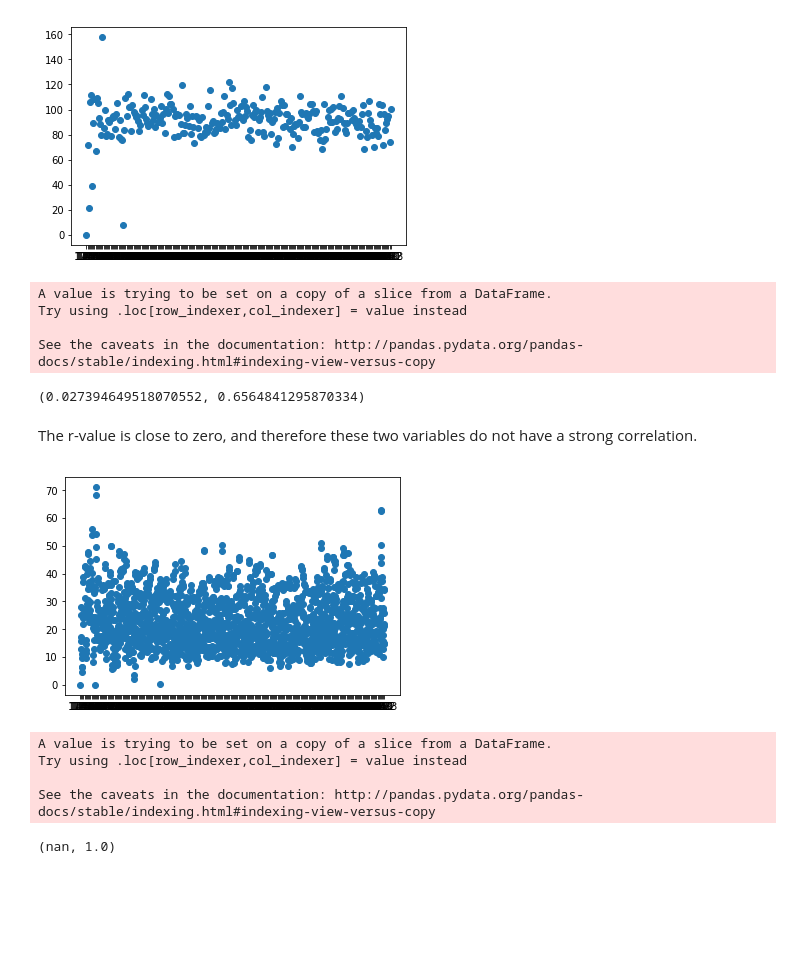
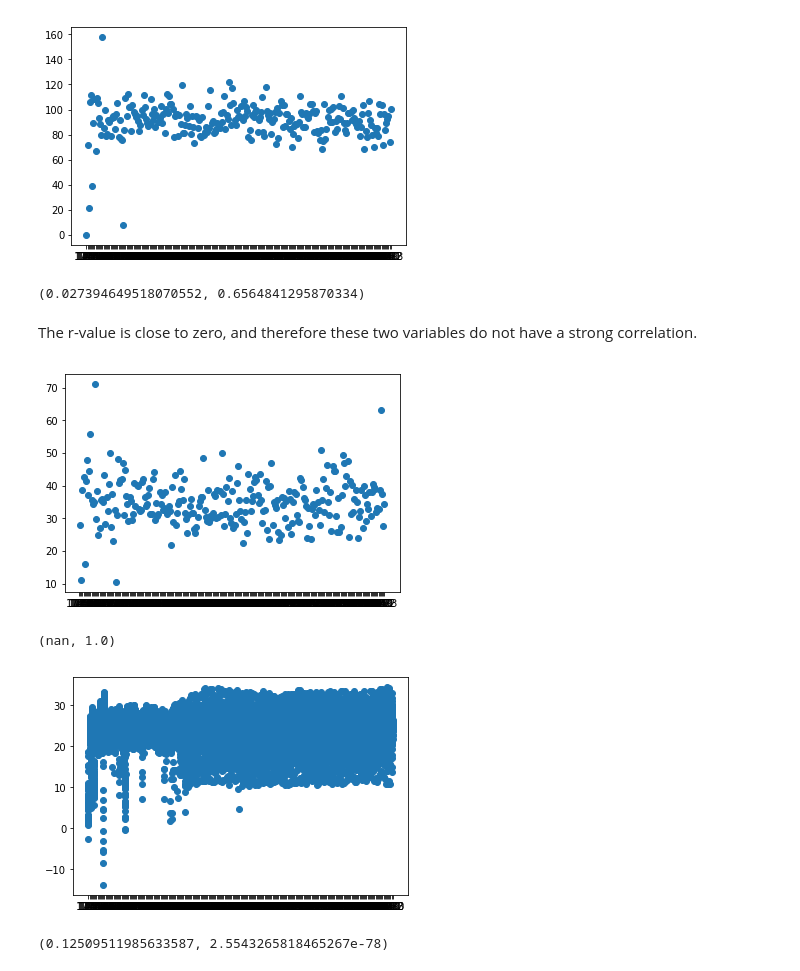
Before and after one commit to karahahn/Springboard_Capstone1, a Jupyter notebook: Exploratory Data Analysis (Statistical Inference).ipynb, the cells around one changed output. Drawn from its saved outputs; the diff is of its cells as text; code cells hidden in the pictures; blank space fills up the shorter version.

Commit message:
different correlations

```diff
--- a/Exploratory Data Analysis (Statistical Inference).ipynb
+++ b/Exploratory Data Analysis (Statistical Inference).ipynb
@@ -671,31 +671,39 @@ plt.show()
 [figure]
 # %%
 # pearson r, first output
-grouped_temp_var1['year'] = grouped_temp_var1.year.astype(float)
-stats.pearsonr(grouped_temp_var1['year'], grouped_temp_var1['AverageTemperature'])
+grouped_temp_var['year'] = grouped_temp_var.year.astype(float)
+stats.pearsonr(grouped_temp_var['year'], grouped_temp_var['AverageTemperature'])
 # %% [output]
-A value is trying to be set on a copy of a slice from a DataFrame.
-Try using .loc[row_indexer,col_indexer] = value instead
-
-See the caveats in the documentation: http://pandas.pydata.org/pandas-docs/stable/indexing.html#indexing-view-versus-copy
+(0.027394649518070552, 0.6564841295870334)
-(0.027394649518070552, 0.6564841295870334)
 # %% [markdown]
 The r-value is close to zero, and therefore these two variables do not have a strong correlation.
 # %%
+# correlation between year and the variance of the temperature in that year for specific state: Florida
 temp_yearly_var = temp_county_region.copy()
 grouped_temp_var = temp_yearly_var.groupby(['region','state','county','year']).agg('var')[['AverageTemperature']].reset_index()
-grouped_temp_var2 = grouped_temp_var[grouped_temp_var['state']=='FL']
-plt.scatter(grouped_temp_var2['year'],grouped_temp_var2['AverageTemperature'])
+grouped_temp_var = grouped_temp_var[grouped_temp_var['state']=='FL']
+grouped_temp_var = grouped_temp_var[grouped_temp_var['county']=='Dixie']
+plt.scatter(grouped_temp_var['year'],grouped_temp_var['AverageTemperature'])
 plt.show()
 # %% [output]
-[figure, old version]
+[figure, new version]
 # %%
 # pearson r, first output
-grouped_temp_var2['year'] = grouped_temp_var2.year.astype(float)
-stats.pearsonr(grouped_temp_var2['year'], grouped_temp_var2['AverageTemperature'])
+grouped_temp_var['year'] = grouped_temp_var.year.astype(float)
+stats.pearsonr(grouped_temp_var['year'], grouped_temp_var['AverageTemperature'])
 # %% [output]
-A value is trying to be set on a copy of a slice from a DataFrame.
-Try using .loc[row_indexer,col_indexer] = value instead
-
-See the caveats in the documentation: http://pandas.pydata.org/pandas-docs/stable/indexing.html#indexing-view-versus-copy
+(nan, 1.0)
-(nan, 1.0)
+# %%
+# correlation between year and the maximum temperature in that year
+temp_yearly_max = temp_county_region.copy()
+grouped_temp_max = temp_yearly_max.groupby(['region','state','county','year']).agg('max')[['AverageTemperature']].reset_index()
+plt.scatter(grouped_temp_max['year'],grouped_temp_max['AverageTemperature'])
+plt.show()
+# %% [output]
+[figure, added]
+# %%
+# pearson r, first output
+grouped_temp_max['year'] = grouped_temp_max.year.astype(float)
+stats.pearsonr(grouped_temp_max['year'], grouped_temp_max['AverageTemperature'])
+# %% [output]
+(0.12509511985633587, 2.5543265818465267e-78)
```
Also changed, not shown: parts of 7 cells of this notebook.
